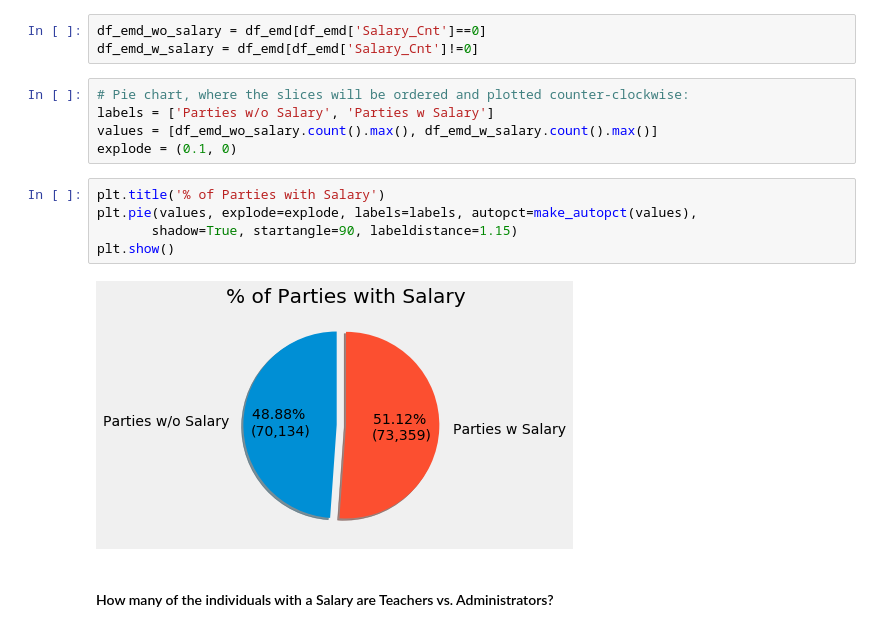
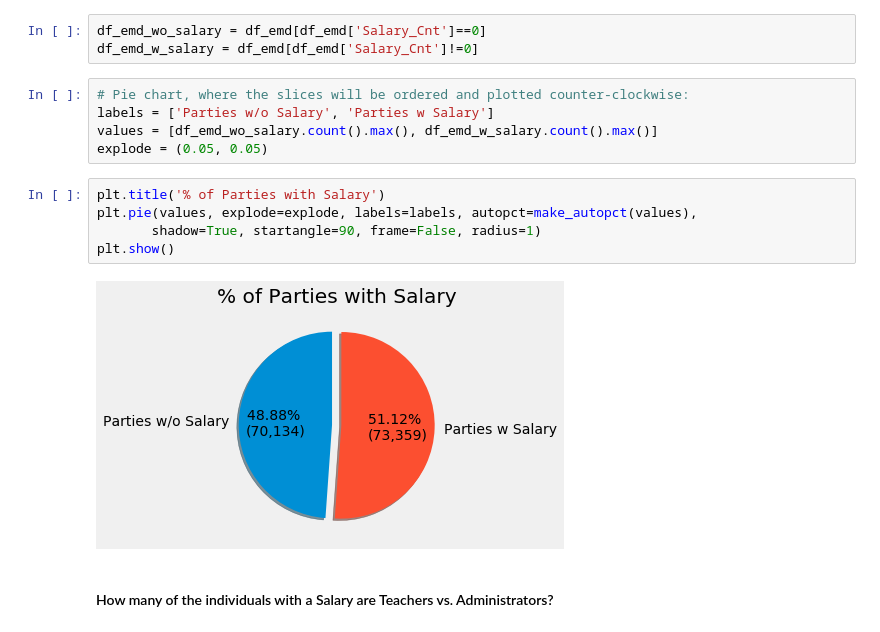
Before and after one commit to j-buss/wi-dpi, a Jupyter notebook: blog/1_A_High_Level.ipynb, the cells around one changed output. Drawn from its saved outputs; the diff is of its cells as text.

```diff
--- a/blog/1_A_High_Level.ipynb
+++ b/blog/1_A_High_Level.ipynb
@@ -107,14 +107,14 @@ df_emd_w_salary = df_emd[df_emd['Salary_Cnt']!=0]
 # Pie chart, where the slices will be ordered and plotted counter-clockwise:
 labels = ['Parties w/o Salary', 'Parties w Salary']
 values = [df_emd_wo_salary.count().max(), df_emd_w_salary.count().max()]
-explode = (0.1, 0)
+explode = (0.05, 0.05)
 # %%
 plt.title('% of Parties with Salary')
 plt.pie(values, explode=explode, labels=labels, autopct=make_autopct(values),
-       shadow=True, startangle=90, labeldistance=1.15)
+       shadow=True, startangle=90, frame=False, radius=1)
 plt.show()
 # %% [output]
-[figure, old version]
+[figure, new version]
 # %% [markdown]
 #### How many of the individuals with a Salary are Teachers vs. Administrators?
 # %% [markdown]
```
Also changed, not shown: parts of 2 cells of this notebook.
